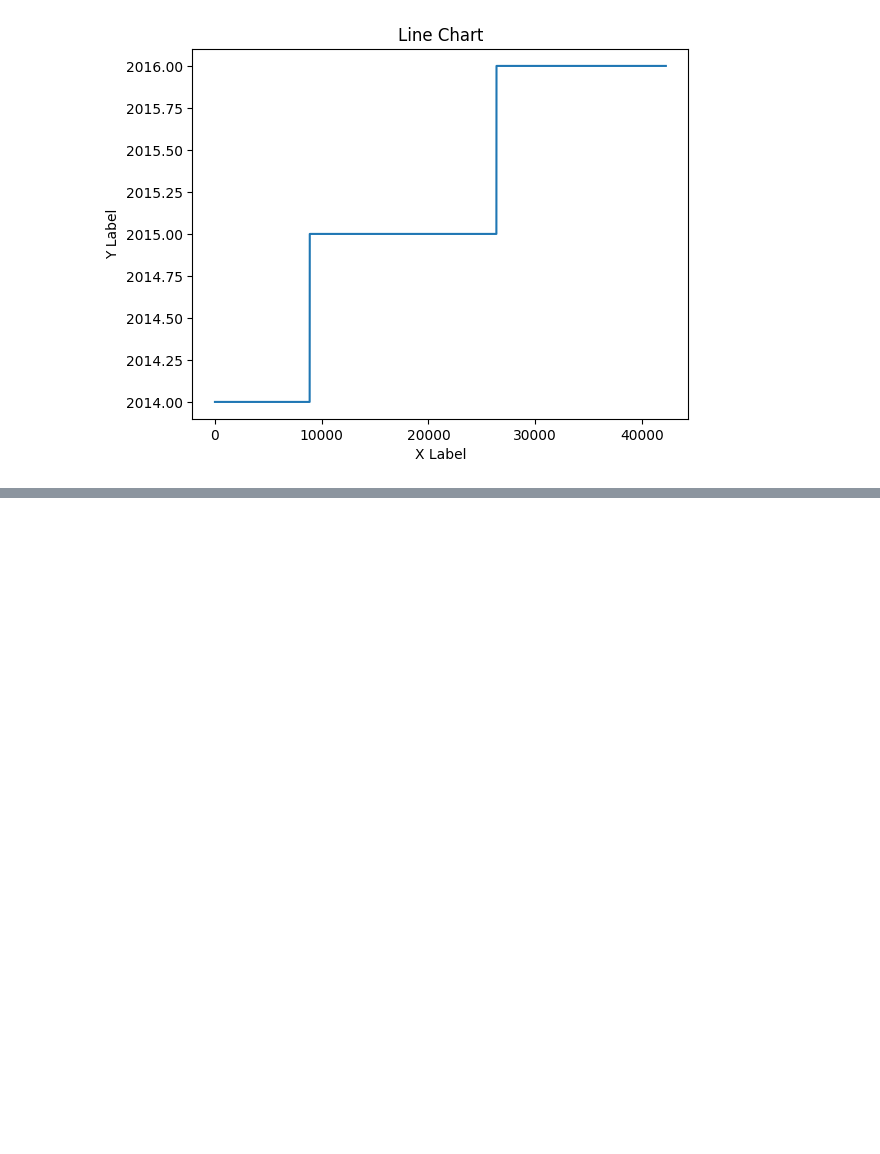
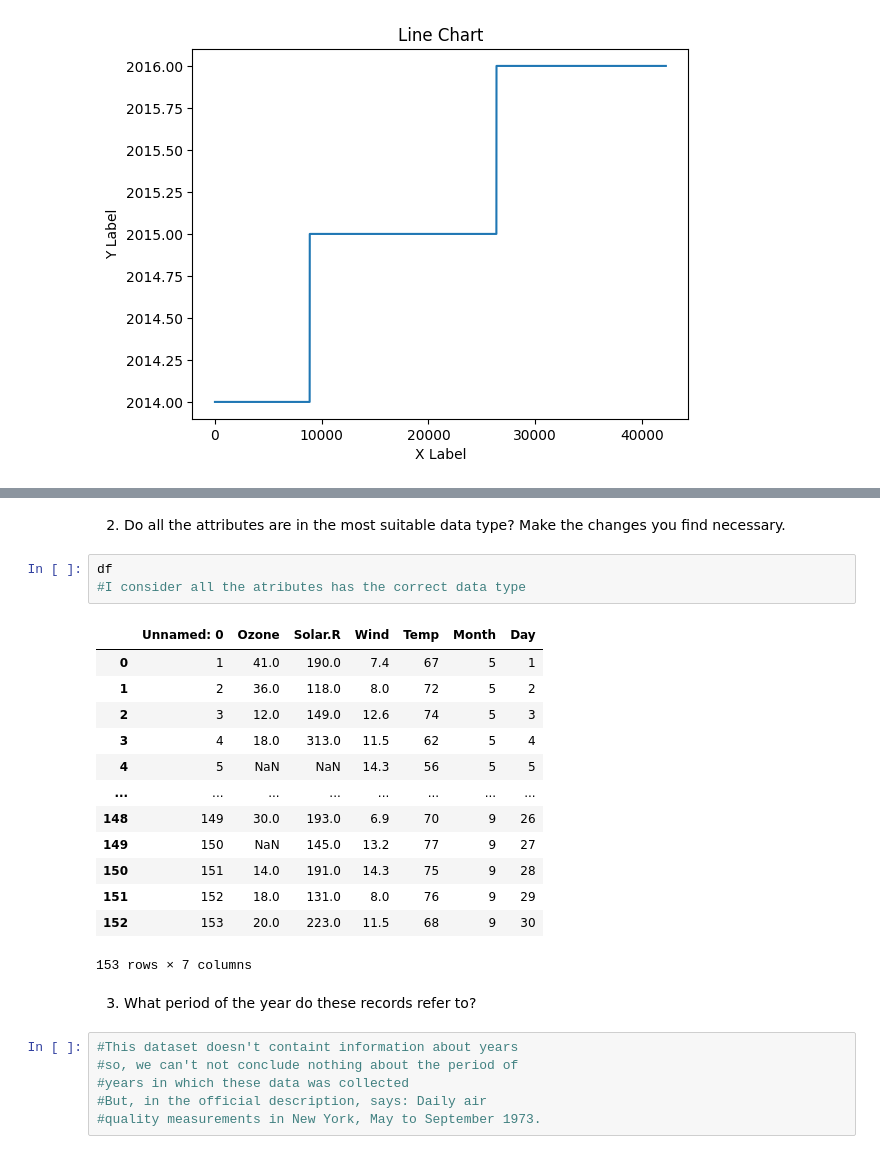
Before and after one commit to Sthe12/Trabajos-DataMining-y-MachineLearning, a Jupyter notebook: Taller-Introduction to Python for Machine Learning.ipynb, the cells around one changed output, grey strips where cells are left out. Drawn from its saved outputs; the diff is of its cells as text; blank space fills up the shorter version.

```diff
--- a/Taller-Introduction to Python for Machine Learning.ipynb
+++ b/Taller-Introduction to Python for Machine Learning.ipynb
@@ -181,0 +276,27 @@ plt.show()
+# %% [markdown]
+2. Do all the attributes are in the most suitable data type? Make the changes you find necessary.
+# %%
+df
+#I consider all the atributes has the correct data type
+# %% [output]
+|  | Unnamed: 0 | Ozone | Solar.R | Wind | Temp | Month | Day |
+| 0 | 1 | 41.0 | 190.0 | 7.4 | 67 | 5 | 1 |
+| 1 | 2 | 36.0 | 118.0 | 8.0 | 72 | 5 | 2 |
+| 2 | 3 | 12.0 | 149.0 | 12.6 | 74 | 5 | 3 |
+| 3 | 4 | 18.0 | 313.0 | 11.5 | 62 | 5 | 4 |
+| 4 | 5 | NaN | NaN | 14.3 | 56 | 5 | 5 |
+| ... | ... | ... | ... | ... | ... | ... | ... |
+| 148 | 149 | 30.0 | 193.0 | 6.9 | 70 | 9 | 26 |
+| 149 | 150 | NaN | 145.0 | 13.2 | 77 | 9 | 27 |
+| 150 | 151 | 14.0 | 191.0 | 14.3 | 75 | 9 | 28 |
+| 151 | 152 | 18.0 | 131.0 | 8.0 | 76 | 9 | 29 |
+| 152 | 153 | 20.0 | 223.0 | 11.5 | 68 | 9 | 30 |
+153 rows × 7 columns
+# %% [markdown]
+3. What period of the year do these records refer to?
+# %%
+#This dataset doesn't containt information about years
+#so, we can't not conclude nothing about the period of
+#years in which these data was collected
+#But, in the official description, says: Daily air
+#quality measurements in New York, May to September 1973.
```
Also changed, not shown: parts of 37 cells of this notebook.
